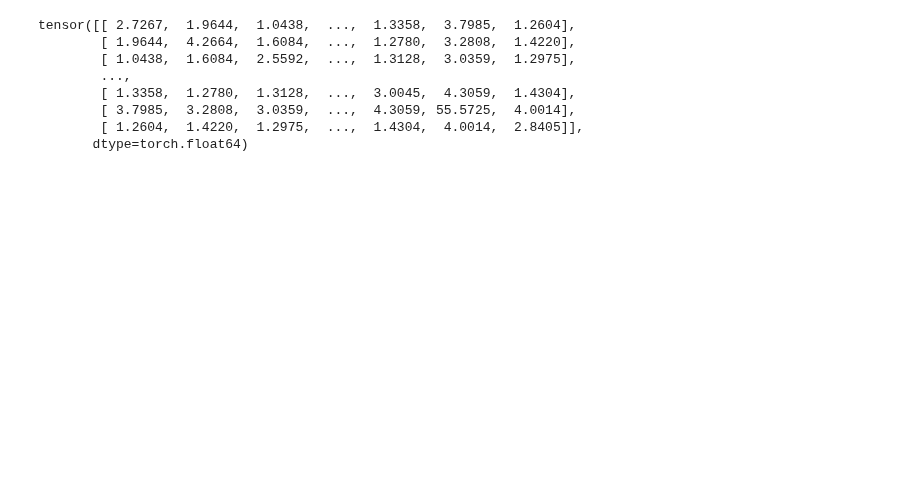
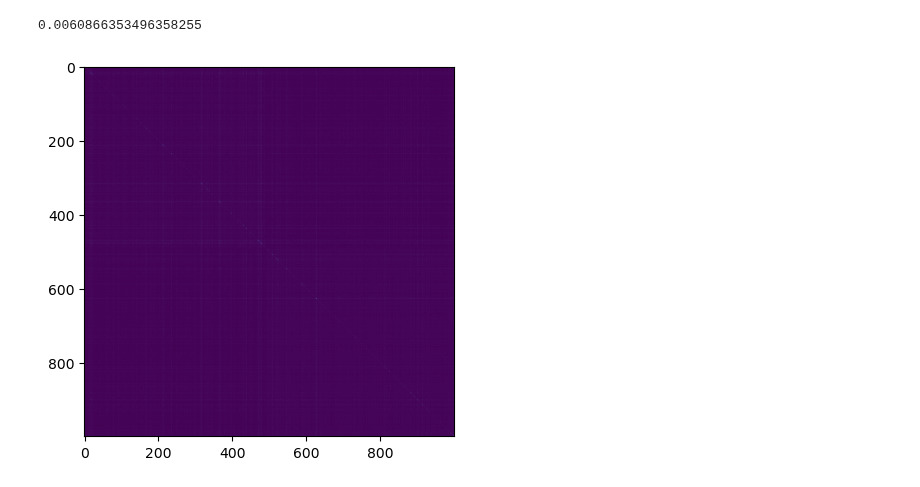
Before and after one commit to saper0/qpcert, a Jupyter notebook: ntk.ipynb, the cells around one changed output. Saved outputs shown, nothing was run; the diff lists cells and outputs as text; code cells hidden in the pictures; blank space fills up the shorter version.

Commit message:
implemented attack noise + first visualization.

```diff
--- a/ntk.ipynb
+++ b/ntk.ipynb
@@ -32,7 +37,7 @@ def configure_hardware(device, seed: int):
 classes = 2
 n = 1000
 #n_per_class_trn = 400
-K = 1.5
+K_l = [0.1, 0.5, 1, 1.5, 2, 5]
 sigma = 1
 avg_within_class_degree = 1.58 * 2
 avg_between_class_degree = 0.37 * 2
@@ -44,6 +49,11 @@ model_dict = {
     "normalization": "row_normalization",
     "depth": 1,
 }
+attack_params = {
+    "attack": "noise"
+}
+# Attack
+eps_l = [0, 0.01, 0.025, 0.05, 0.10, 0.25, 0.50, 1, 2.5, 5, 10]
 # other
 device = "cpu"
 dtype = torch.float64
@@ -88,18 +110,15 @@ def get_diffusion(X, A, model_dict):
 # %%
 X, A, y = get_graph()
 S = get_diffusion(X, A, model_dict)
 # Computing NTK
 ntk = NTK(X, S, model_dict)
-print(ntk.get_ntk())
+fig, ax = plt.subplots()
+ntk_np = ntk.get_ntk().detach().cpu().numpy()
+im = ax.imshow(ntk_np)
+im.norm(1)
 # %% [output]
-tensor([[ 2.7267,  1.9644,  1.0438,  ...,  1.3358,  3.7985,  1.2604],
-        [ 1.9644,  4.2664,  1.6084,  ...,  1.2780,  3.2808,  1.4220],
-        [ 1.0438,  1.6084,  2.5592,  ...,  1.3128,  3.0359,  1.2975],
-        ...,
-        [ 1.3358,  1.2780,  1.3128,  ...,  3.0045,  4.3059,  1.4304],
-        [ 3.7985,  3.2808,  3.0359,  ...,  4.3059, 55.5725,  4.0014],
-        [ 1.2604,  1.4220,  1.2975,  ...,  1.4304,  4.0014,  2.8405]],
-       dtype=torch.float64)
+0.0060866353496358255
+[figure, added]
 # %%
 ntk_dict = dict()
 for K in K_l:
```
Also changed, not shown: parts of 12 cells of this notebook, 5 other files.
